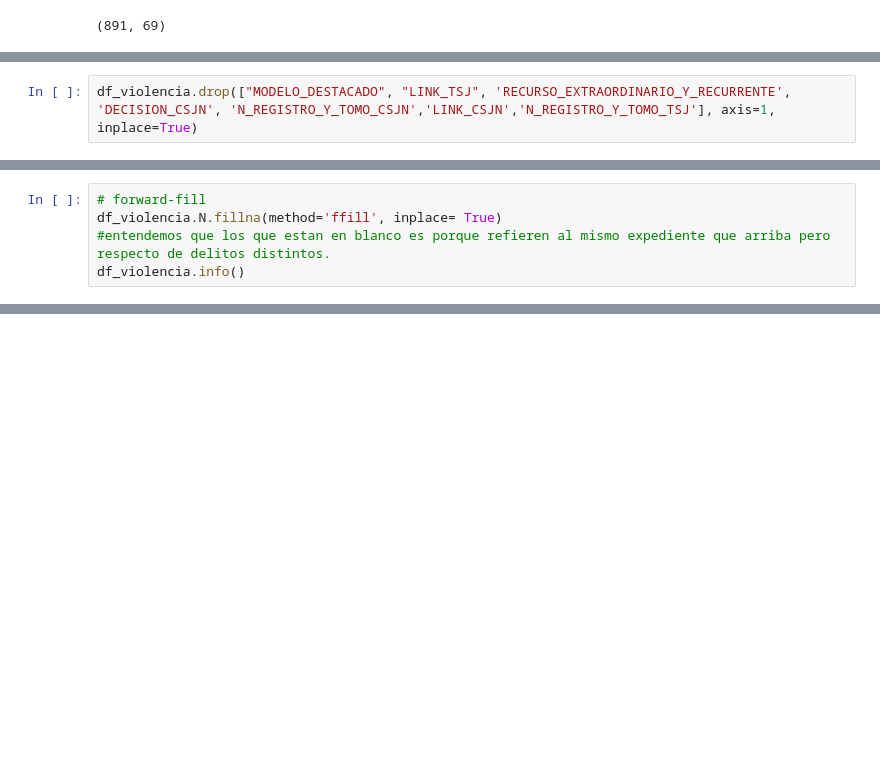
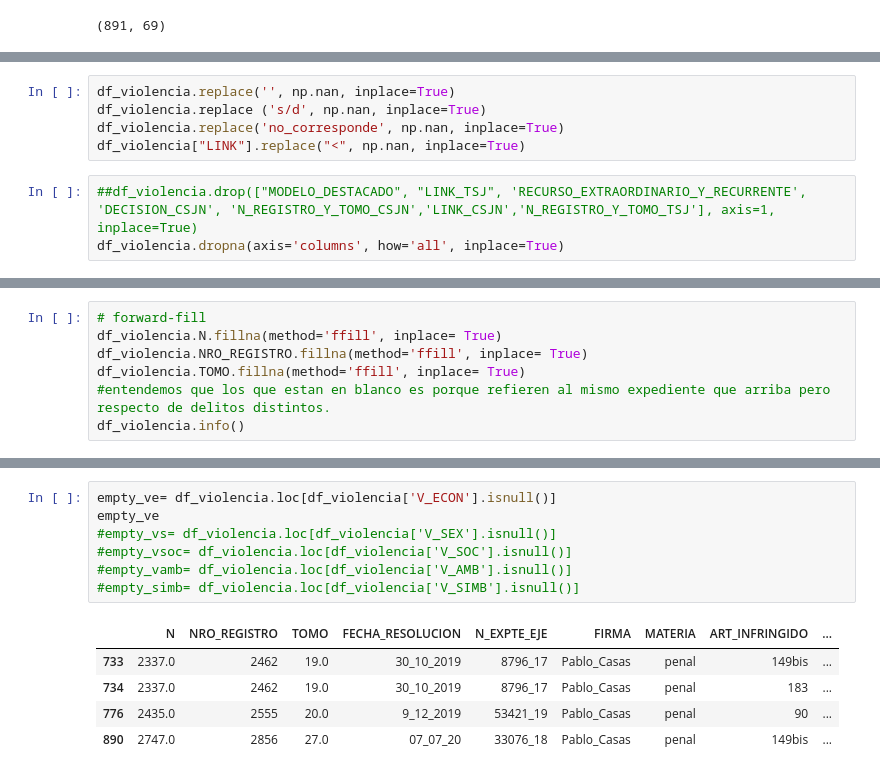
Before and after one commit to GabrielaCA88/ODSL, a Jupyter notebook: Tratamiento_de_Nans.ipynb, the cells around one changed output, grey strips where cells are left out. Cells and saved outputs as stored; diff of their text form; blank space fills up the shorter version.

```diff
--- a/Tratamiento_de_Nans.ipynb
+++ b/Tratamiento_de_Nans.ipynb
@@ -57,2 +50,8 @@ df_violencia.replace('', np.nan, inplace=True)
+# %%
+df_violencia.replace('', np.nan, inplace=True)
+df_violencia.replace ('s/d', np.nan, inplace=True)
+df_violencia.replace('no_corresponde', np.nan, inplace=True)
+df_violencia["LINK"].replace("<", np.nan, inplace=True)
 # %%
-df_violencia.drop(["MODELO_DESTACADO", "LINK_TSJ", 'RECURSO_EXTRAORDINARIO_Y_RECURRENTE', 'DECISION_CSJN', 'N_REGISTRO_Y_TOMO_CSJN','LINK_CSJN','N_REGISTRO_Y_TOMO_TSJ'], axis=1, inplace=True)
+##df_violencia.drop(["MODELO_DESTACADO", "LINK_TSJ", 'RECURSO_EXTRAORDINARIO_Y_RECURRENTE', 'DECISION_CSJN', 'N_REGISTRO_Y_TOMO_CSJN','LINK_CSJN','N_REGISTRO_Y_TOMO_TSJ'], axis=1, inplace=True)
+df_violencia.dropna(axis='columns', how='all', inplace=True)
@@ -79,6 +60,8 @@ memory usage: 431.7+ KB
 # %%
 # forward-fill
 df_violencia.N.fillna(method='ffill', inplace= True)
+df_violencia.NRO_REGISTRO.fillna(method='ffill', inplace= True)
+df_violencia.TOMO.fillna(method='ffill', inplace= True)
 #entendemos que los que estan en blanco es porque refieren al mismo expediente que arriba pero respecto de delitos distintos.
 df_violencia.info()
 # %% [output]
@@ -101,0 +98,13 @@ memory usage: 431.7+ KB
+# %%
+empty_ve= df_violencia.loc[df_violencia['V_ECON'].isnull()]
+empty_ve
+#empty_vs= df_violencia.loc[df_violencia['V_SEX'].isnull()]
+#empty_vsoc= df_violencia.loc[df_violencia['V_SOC'].isnull()]
+#empty_vamb= df_violencia.loc[df_violencia['V_AMB'].isnull()]
+#empty_simb= df_violencia.loc[df_violencia['V_SIMB'].isnull()]
+# %% [output]
+|  | N | NRO_REGISTRO | TOMO | FECHA_RESOLUCION | N_EXPTE_EJE | FIRMA | MATERIA | ART_INFRINGIDO | ... |
+| 733 | 2337.0 | 2462 | 19.0 | 30_10_2019 | 8796_17 | Pablo_Casas | penal | 149bis | ... |
+| 734 | 2337.0 | 2462 | 19.0 | 30_10_2019 | 8796_17 | Pablo_Casas | penal | 183 | ... |
+| 776 | 2435.0 | 2555 | 20.0 | 9_12_2019 | 53421_19 | Pablo_Casas | penal | 90 | ... |
+| 890 | 2747.0 | 2856 | 27.0 | 07_07_20 | 33076_18 | Pablo_Casas | penal | 149bis | ... |
```
Also changed, not shown: parts of 13 cells of this notebook.
